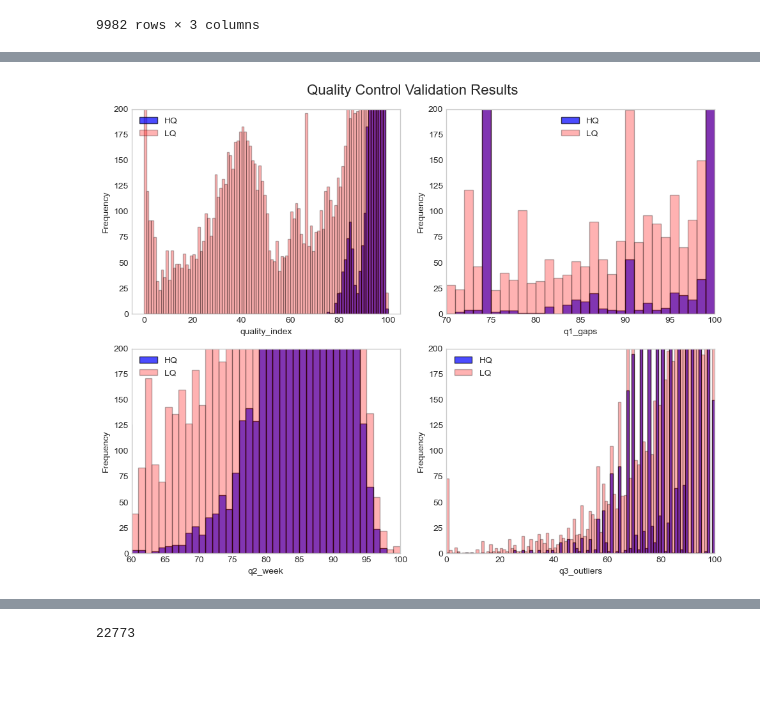
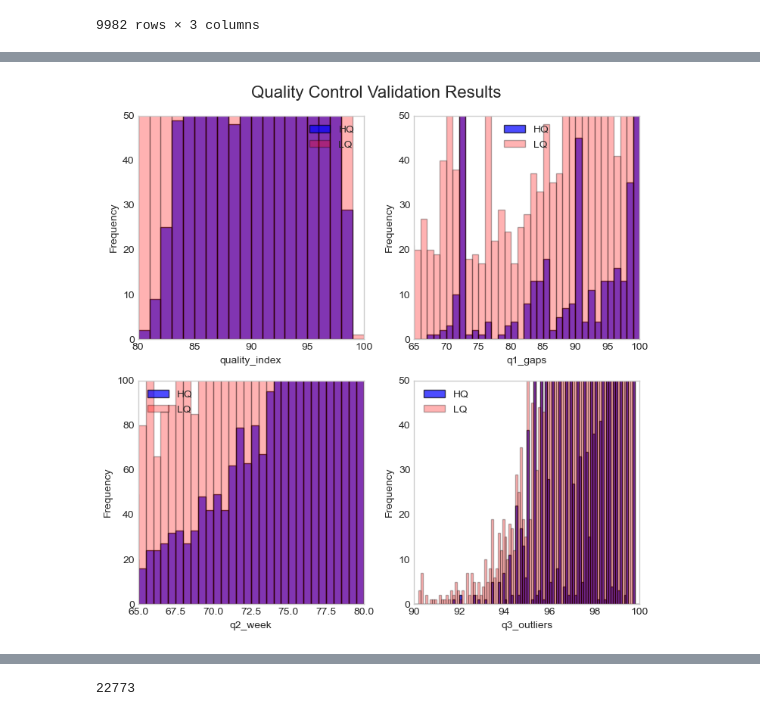
Before and after one commit to LARHENA/UFPB_Brain-D, a Jupyter notebook: Scripts e Dados/2.8 - Quality Control Validation (CEMADEN).ipynb, the cells around one changed output, grey strips where cells are left out. Drawn from its saved outputs; the diff is of its cells as text; code cells hidden in the pictures; blank space fills up the shorter version.

Commit message:
v4 - Quality Control CEMADEN (adjustment)

```diff
--- a/Scripts e Dados/2.8 - Quality Control Validation (CEMADEN).ipynb
+++ b/Scripts e Dados/2.8 - Quality Control Validation (CEMADEN).ipynb
@@ -142,9 +142,11 @@ LQ                   73.455419  55.303523  72.757091    85.869447
 # %%
-fig, axs = plt.subplots(2, 2, figsize=(10, 8), facecolor = None)
+fig, axs = plt.subplots(2, 2, figsize=(7.5, 7.5), facecolor = None)
 
 variable = 'quality_index'
-df_hq = df_compare[df_compare['visual_quality'] == 'HQ']
-df_lq = df_compare[df_compare['visual_quality'] == 'LQ']
+df_hq = df_compare[(df_compare['visual_quality'] == 'HQ')
+                   & (df_compare['preclassif'] != 'LQ')]
+df_lq = df_compare[(df_compare['visual_quality'] == 'LQ')
+                   & (df_compare['preclassif'] != 'LQ')]
 p_availability_hq = df_hq[variable].mean()
 p_availability_lq = df_lq[variable].mean()
 # Determine the bin width
@@ -157,16 +159,18 @@ bins = np.arange(data_min, data_max + bin_width, bin_width)
 # Plot data on each subplot
 axs[0, 0].hist(df_hq[variable], bins=bins, alpha=0.7, label='HQ', color='blue', edgecolor='black')
 axs[0, 0].hist(df_lq[variable], bins=bins, alpha=0.3, label='LQ', color='red', edgecolor='black')
-# axs[0, 0].set_xlim(90, 100)
-axs[0, 0].set_ylim(0, 200)
+axs[0, 0].set_xlim(80, 100)
+axs[0, 0].set_ylim(0, 50)
 
 axs[0, 0].legend()
 axs[0, 0].set_xlabel(variable)
 axs[0, 0].set_ylabel('Frequency')
 
 variable = 'q1_gaps'
-df_hq = df_compare[df_compare['visual_quality'] == 'HQ']
-df_lq = df_compare[df_compare['visual_quality'] == 'LQ']
+df_hq = df_compare[(df_compare['visual_quality'] == 'HQ')
+                   & (df_compare['preclassif'] != 'LQ')]
+df_lq = df_compare[(df_compare['visual_quality'] == 'LQ')
+                   & (df_compare['preclassif'] != 'LQ')]
 q1_gaps_hq = df_hq[variable].mean()
 q1_gaps_lq = df_lq[variable].mean()
 # Determine the bin width
@@ -179,20 +183,22 @@ bins = np.arange(data_min, data_max + bin_width, bin_width)
 # Plot data on each subplot
 axs[0, 1].hist(df_hq[variable], bins=bins, alpha=0.7, label='HQ', color='blue', edgecolor='black')
 axs[0, 1].hist(df_lq[variable], bins=bins, alpha=0.3, label='LQ', color='red', edgecolor='black')
-axs[0, 1].set_xlim(70, 100)
-axs[0, 1].set_ylim(0, 200)
+axs[0, 1].set_xlim(65, 100)
+axs[0, 1].set_ylim(0, 50)
 
 axs[0, 1].legend()
 axs[0, 1].set_xlabel(variable)
 axs[0, 1].set_ylabel('Frequency')
 
 variable = 'q2_week'
-df_hq = df_compare[df_compare['visual_quality'] == 'HQ']
-df_lq = df_compare[df_compare['visual_quality'] == 'LQ']
+df_hq = df_compare[(df_compare['visual_quality'] == 'HQ')
+                   & (df_compare['preclassif'] != 'LQ')]
+df_lq = df_compare[(df_compare['visual_quality'] == 'LQ')
+                   & (df_compare['preclassif'] != 'LQ')]
 q2_gaps_hq = df_hq[variable].mean()
 q2_gaps_lq = df_lq[variable].mean()
 # Determine the bin width
-bin_width = 1  # Adjust as needed
+bin_width = 0.5  # Adjust as needed
 # Calculate bin edges
 data_min = math.floor(min(df_hq[variable].min(), df_lq[variable].min())/10)*10
 data_max = max(df_hq[variable].max(), df_lq[variable].max())
@@ -201,40 +207,42 @@ bins = np.arange(data_min, data_max + bin_width, bin_width)
 # Plot data on each subplot
 axs[1, 0].hist(df_hq[variable], bins=bins, alpha=0.7, label='HQ', color='blue', edgecolor='black')
 axs[1, 0].hist(df_lq[variable], bins=bins, alpha=0.3, label='LQ', color='red', edgecolor='black')
-axs[1, 0].set_xlim(60, 100)
-axs[1, 0].set_ylim(0, 200)
+axs[1, 0].set_xlim(65, 80)
+axs[1, 0].set_ylim(0, 100)
 
 axs[1, 0].legend()
 axs[1, 0].set_xlabel(variable)
 axs[1, 0].set_ylabel('Frequency')
 
 variable = 'q3_outliers'
-df_hq = df_compare[df_compare['visual_quality'] == 'HQ']
-df_lq = df_compare[df_compare['visual_quality'] == 'LQ']
+df_hq = df_compare[(df_compare['visual_quality'] == 'HQ')
+                   & (df_compare['preclassif'] != 'LQ')]
+df_lq = df_compare[(df_compare['visual_quality'] == 'LQ')
+                   & (df_compare['preclassif'] != 'LQ')]
 q3_gaps_hq = df_hq[variable].mean()
 q3_gaps_lq = df_lq[variable].mean()
 # Determine the bin width
-bin_width = 1  # Adjust as needed
+bin_width = 0.1  # Adjust as needed
 # Calculate bin edges
 data_min = math.floor(min(df_hq[variable].min(), df_lq[variable].min())/10)*10
 data_max = max(df_hq[variable].max(), df_lq[variable].max())
 bins = np.arange(data_min, data_max + bin_width, bin_width)
 
 # Plot data on each subplot
 axs[1, 1].hist(df_hq[variable], bins=bins, alpha=0.7, label='HQ', color='blue', edgecolor='black')
 axs[1, 1].hist(df_lq[variable], bins=bins, alpha=0.3, label='LQ', color='red', edgecolor='black')
-axs[1, 1].set_xlim(0, 100)
-axs[1, 1].set_ylim(0, 200)
+axs[1, 1].set_xlim(90, 100)
+axs[1, 1].set_ylim(0, 50)
 
 axs[1, 1].legend()
 axs[1, 1].set_xlabel(variable)
 axs[1, 1].set_ylabel('Frequency')
 
 plt.suptitle('Quality Control Validation Results', fontsize=16)
 
 plt.tight_layout()
-plt.savefig(r".\Figures\cemaden_qcp_result.tiff", transparent=False, format='tiff', dpi=1200, bbox_inches='tight' )
+plt.savefig(r".\Figures\cemaden_qcp_result.tiff", transparent=False, format='tiff', dpi=300, bbox_inches='tight' )
 plt.show()
 plt.close()
 # %% [output]
-[figure, old version]
+[figure, new version]
```
Also changed, not shown: parts of 16 cells of this notebook, 1 other file.
